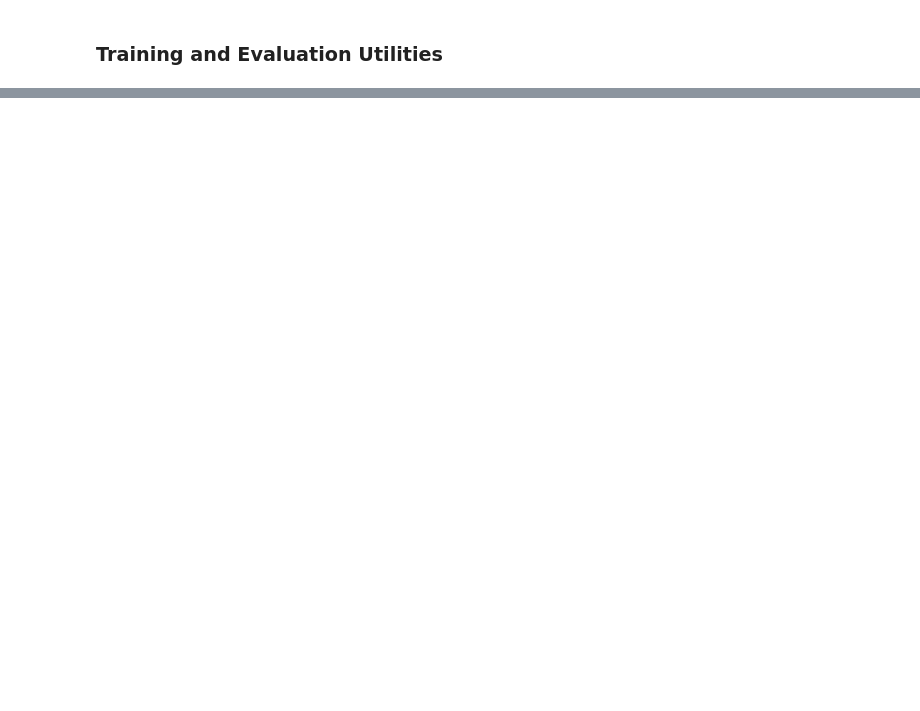
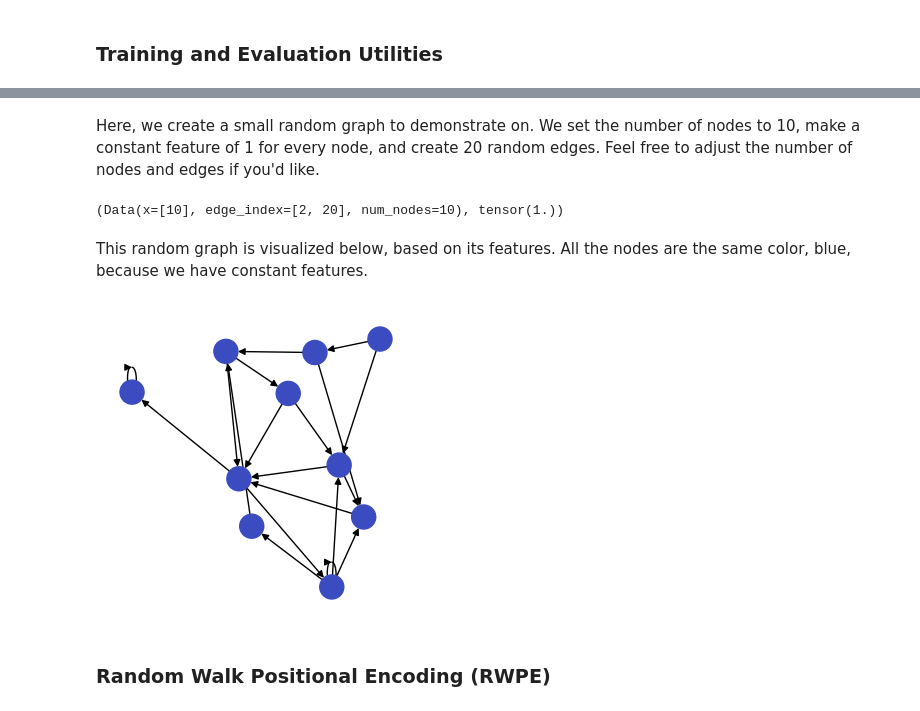
Before and after one commit to adelsuh/cs224_final_project, a Jupyter notebook: GraphSAGE_on_obgn_products.ipynb, the cells around one changed output, grey strips where cells are left out. Drawn from its saved outputs; the diff is of its cells as text; code cells hidden in the pictures; blank space fills up the shorter version.

```diff
--- a/GraphSAGE_on_obgn_products.ipynb
+++ b/GraphSAGE_on_obgn_products.ipynb
@@ -353,0 +244,25 @@ print(f'Test Accuracy: {100.0 * test_final_acc:.2f}%')
+# %% [markdown]
+Here, we create a small random graph to demonstrate on. We set the number of nodes to 10, make a constant feature of 1 for every node, and create 20 random edges. Feel free to adjust the number of nodes and edges if you'd like.
+# %%
+from torch_geometric.data import Data
+
+num_nodes = 10
+simple_x = torch.ones(num_nodes)
+simple_edge_index = torch.randint(num_nodes, (2, num_nodes*2))
+simple_data = Data(x=simple_x, edge_index=simple_edge_index, num_nodes=num_nodes)
+simple_data, simple_data.x[0]
+# %% [output]
+(Data(x=[10], edge_index=[2, 20], num_nodes=10), tensor(1.))
+# %% [markdown]
+This random graph is visualized below, based on its features. All the nodes are the same color, blue, because we have constant features.
+# %%
+G = to_networkx(simple_data)
+plt.figure(figsize=(3,3))
+pos = nx.spring_layout(G)
+node_color = [simple_data.x[node] for node in G.nodes()]
+nx.draw(G, pos=pos, cmap=plt.get_cmap('coolwarm'), node_color=node_color)
+show()
+# %% [output]
+[figure, added]
+# %% [markdown]
+### Random Walk Positional Encoding (RWPE)
```
Also changed, not shown: parts of 45 cells of this notebook, 1 other file.
